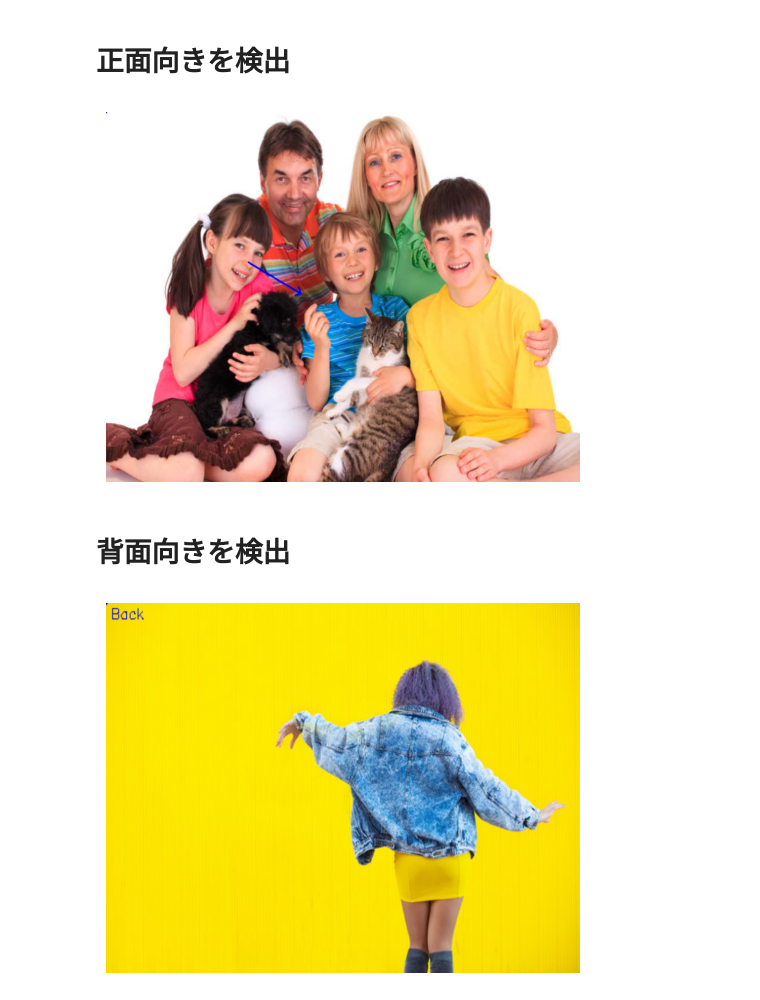
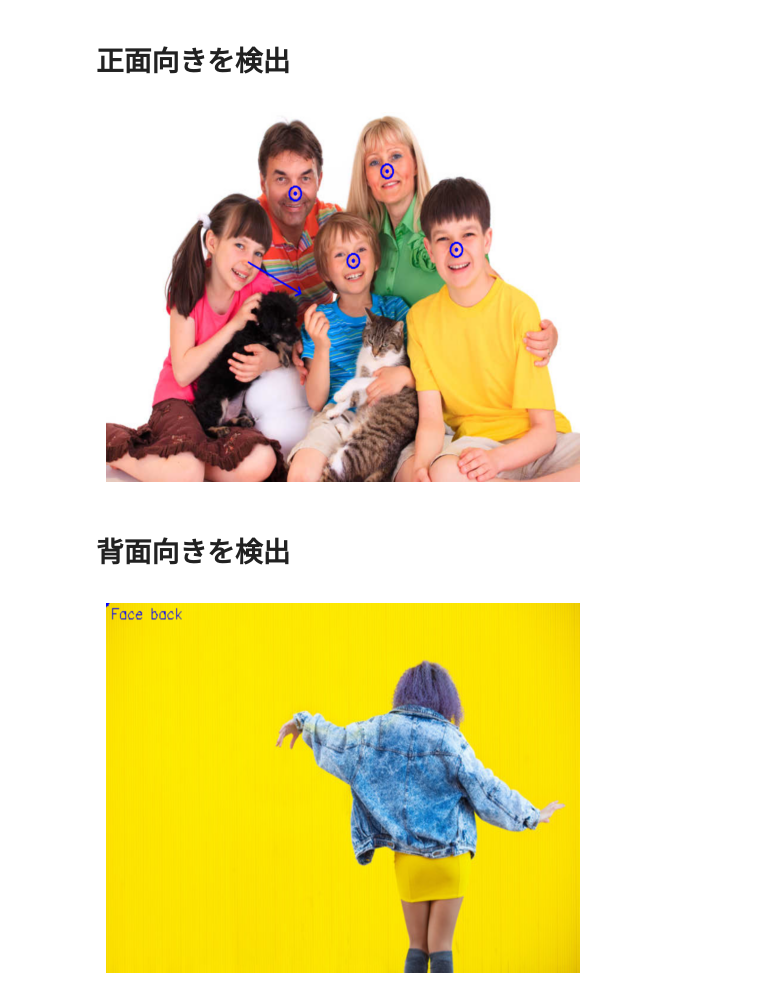
Before and after one commit to seagochen/EnglishGrammarChecker, a Jupyter notebook: 001_check_facial_orientation.ipynb, the cells around one changed output. Saved outputs shown, nothing was run; the diff lists cells and outputs as text; code cells hidden in the pictures.

```diff
--- a/001_check_facial_orientation.ipynb
+++ b/001_check_facial_orientation.ipynb
@@ -58,30 +58,30 @@ plt.show()
 # %%
 # Read the image
 image = cv2.imread("/opt/images/human_and_pets.png")
 
 # Infer the image
 results = model(image, verbose=False)[0]
 
 # Process the pose
 poses = converter.results_to_pose_list(results)
 
 # Apply NMS to the poses
 poses = for_pose(poses)
 
 # Detect the facial vectors
-facial_vectors = detect_facial_vectors(poses)
+facial_orientation, facial_vectors = detect_facial_orientations(poses, return_vectors=True, return_type="int")
 
 # Draw the facial vectors
 image = drawer.draw_facial_vectors_2d(image, facial_vectors)
 
 # Display the frame
 image = cv2.resize(image, (1024, 800))
 
 plt.imshow(cv2.cvtColor(image, cv2.COLOR_BGR2RGB))
 plt.axis('off')
 plt.show()
 # %% [output]
-[figure, old version]
+[figure, new version]
 # %% [markdown]
 # 背面向きを検出
 # %%
@@ -98,7 +98,7 @@ poses = converter.results_to_pose_list(results)
 poses = for_pose(poses)
 
 # Detect the facial vectors
-facial_vectors = detect_facial_vectors(poses)
+facial_orientation, facial_vectors = detect_facial_orientations(poses, return_vectors=True, return_type="int")
 
 # Draw the facial vectors
 image = drawer.draw_facial_vectors_2d(image, facial_vectors, show_legend=True)
@@ -110,4 +110,4 @@ plt.imshow(cv2.cvtColor(image, cv2.COLOR_BGR2RGB))
 plt.axis('off')
 plt.show()
 # %% [output]
-[figure, old version]
+[figure, new version]
```
Also changed, not shown: parts of 2 cells of this notebook, 2 other files.
